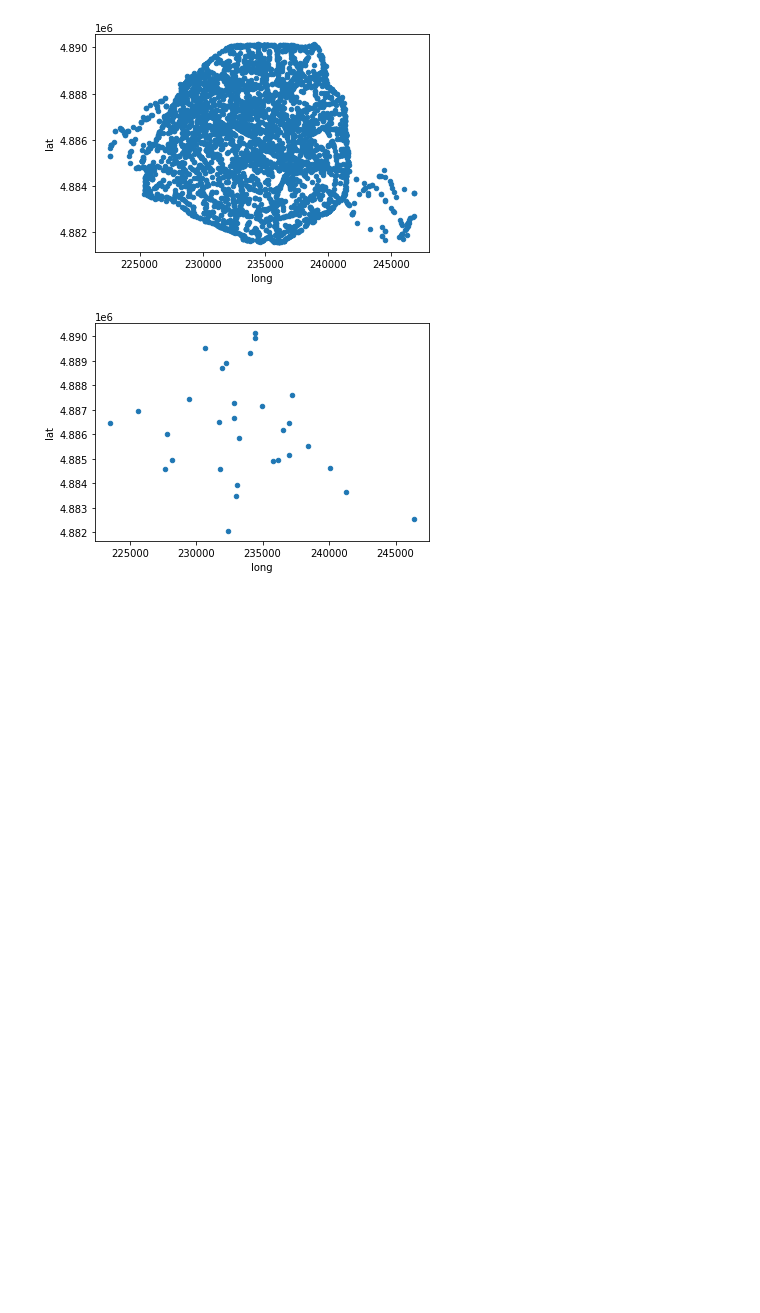
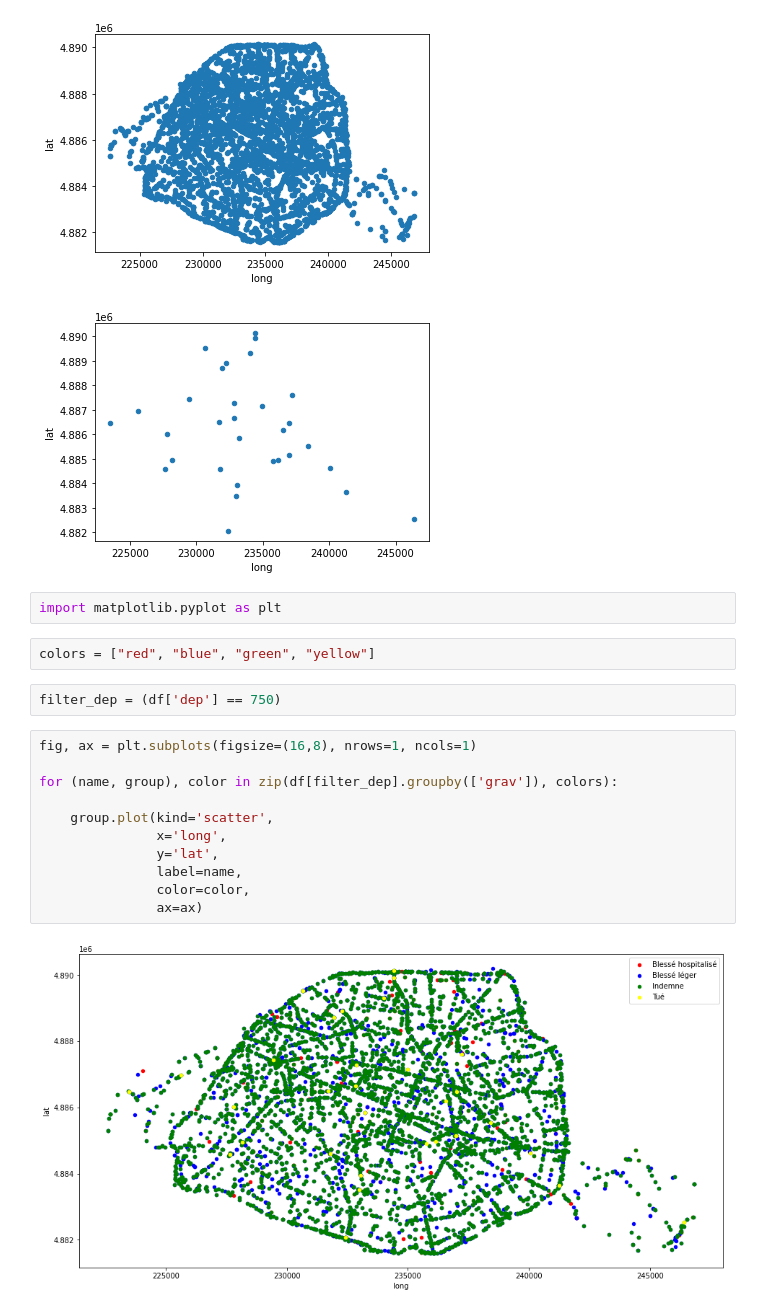
Before and after one commit to DorianMB/PythonProject, a Jupyter notebook: Exercices Pandas.ipynb, the cells around one changed output. Drawn from its saved outputs; the diff is of its cells as text; blank space fills up the shorter version.

```diff
--- a/Exercices Pandas.ipynb
+++ b/Exercices Pandas.ipynb
@@ -436,3 +436,22 @@ dtype: object
 [figure]
 [figure]
 [figure]
+# %%
+import matplotlib.pyplot as plt
+# %%
+colors = ["red", "blue", "green", "yellow"]
+# %%
+filter_dep = (df['dep'] == 750)
+# %%
+fig, ax = plt.subplots(figsize=(16,8), nrows=1, ncols=1)
+
+for (name, group), color in zip(df[filter_dep].groupby(['grav']), colors):
+
+    group.plot(kind='scatter',
+               x='long',
+               y='lat',
+               label=name,
+               color=color,
+               ax=ax)
+# %% [output]
+[figure, added]
```
